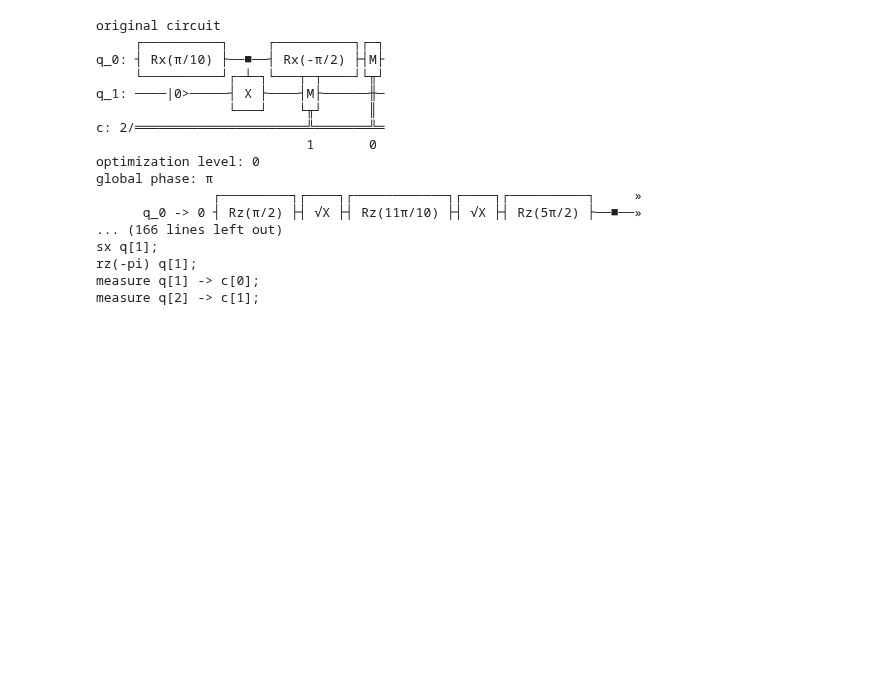
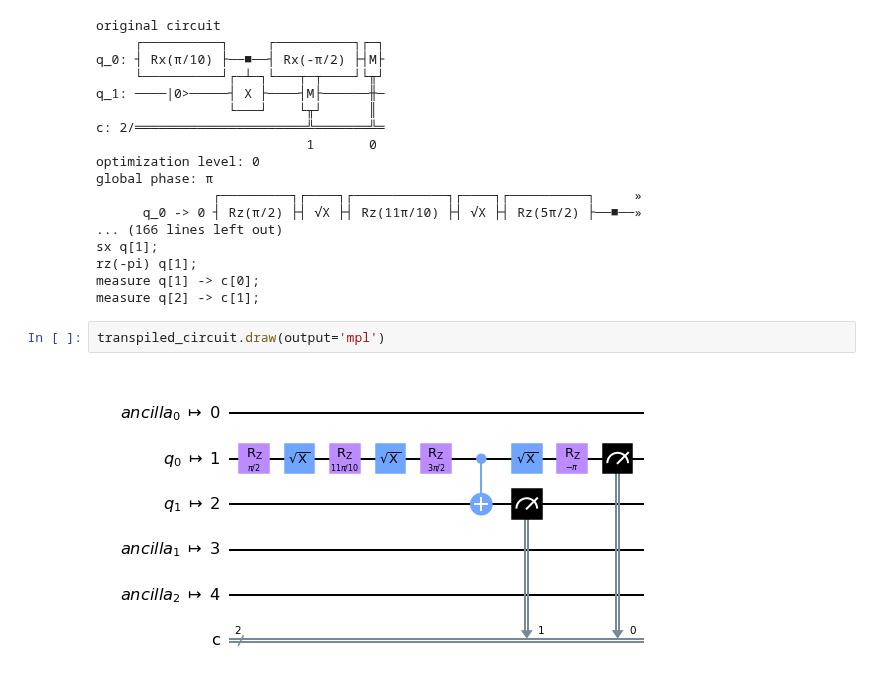
Before and after one commit to FreddyTF/QuantumBiscuit, a Jupyter notebook: biscuit-noise-improv.ipynb, the cells around one changed output. Drawn from its saved outputs; the diff is of its cells as text; blank space fills up the shorter version.

```diff
--- a/biscuit-noise-improv.ipynb
+++ b/biscuit-noise-improv.ipynb
@@ -105,3 +105,7 @@ sx q[1];
 rz(-pi) q[1];
 measure q[1] -> c[0];
 measure q[2] -> c[1];
+# %%
+transpiled_circuit.draw(output='mpl')
+# %% [output]
+[figure, added]
```
Also changed, not shown: parts of 2 cells of this notebook.
